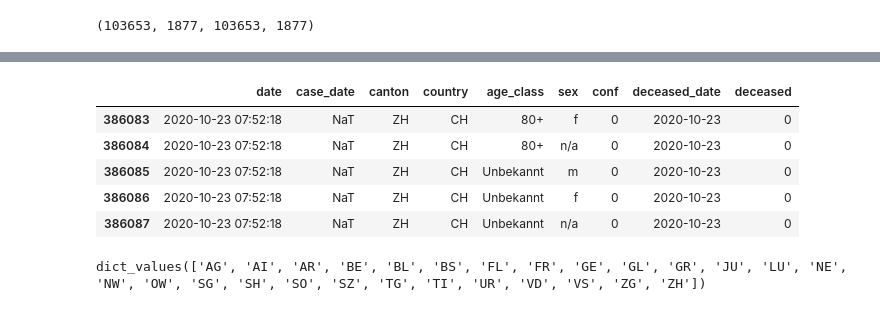
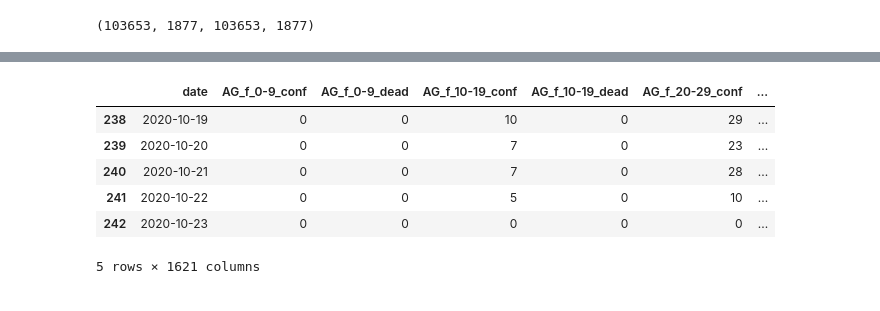
Before and after one commit to eandreas/covid-19_app, a Jupyter notebook: nbs/data_loader/bag/case_data.ipynb, the cells around one changed output, grey strips where cells are left out. Saved outputs shown, nothing was run; the diff lists cells and outputs as text; code cells hidden in the pictures.

```diff
--- a/nbs/data_loader/bag/case_data.ipynb
+++ b/nbs/data_loader/bag/case_data.ipynb
@@ -212,16 +213,23 @@ CANTONS = {
     27: "ZH"
 }
 
-AGE_CLASSES = ['0-9', '10-19', '20-29', '30-39', '40-49', '50-50', '60-69', '70-79', '80+', 'ukn']
+AGE_CLASSES = {
+    '0-9': '0 - 9',
+    '10-19': '10 - 19',
+    '20-29': '20 - 29',
+    '30-39': '30 - 39',
+    '40-49': '40 - 49',
+    '50-59': '50 - 59',
+    '60-69': '60 - 69',
+    '70-79': '70 - 79',
+    '80+': '80+',
+    'ukn': 'Unbekannt'
+}
 
-SEX = ['f', 'm', 'ukn']
+SEX = {
+    'f': 'f',
+    'm': 'm',
+    'ukn': 'n/a'
+}
 
 VALUES = ['conf', 'dead']
-# %%
-idx = list()
-
-for v in VALUES:
-    for c in CANTONS.values():
-        for s in SEX:
-            for a in AGE_CLASSES:
-                idx.append(f'{c}_{s}_{a}_{v}')
@@ -238,0 +236,16 @@ df_ch.conf[(df_ch.canton == 'AG') & (df_ch.sex == 'f') & (df_ch.age_class == '20
+# %%
+#idx = list()
+df_final = pd.DataFrame(columns=['date'])
+
+for c in CANTONS.values():
+    for s_k, s_v in SEX.items():
+        for a_k, a_v in AGE_CLASSES.items():
+            df_tmp = df_c_d[
+                (df_c_d.canton == c) &
+                (df_c_d.sex == s_v) &
+                (df_c_d.age_class == a_v)].groupby('date').sum()
+            df_final = pd.merge(df_final, df_tmp, how='outer', on=['date'])
+            bn = f'{c}_{s_k}_{a_k}'
+            print(bn)
+            df_final.rename(columns = {
+                'conf': f'{bn}_conf','deceased': f'{bn}_dead'},inplace=True)
@@ -239,9 +270,10 @@ df_ch.conf[(df_ch.canton == 'AG') & (df_ch.sex == 'f') & (df_ch.age_class == '20
 # %%
-df_ch.tail()
+df_final.tail()
 # %% [output]
-|  | date | case_date | canton | country | age_class | sex | conf | deceased_date | deceased |
-| 386083 | 2020-10-23 07:52:18 | NaT | ZH | CH | 80+ | f | 0 | 2020-10-23 | 0 |
-| 386084 | 2020-10-23 07:52:18 | NaT | ZH | CH | 80+ | n/a | 0 | 2020-10-23 | 0 |
-| 386085 | 2020-10-23 07:52:18 | NaT | ZH | CH | Unbekannt | m | 0 | 2020-10-23 | 0 |
-| 386086 | 2020-10-23 07:52:18 | NaT | ZH | CH | Unbekannt | f | 0 | 2020-10-23 | 0 |
-| 386087 | 2020-10-23 07:52:18 | NaT | ZH | CH | Unbekannt | n/a | 0 | 2020-10-23 | 0 |
+|  | date | AG_f_0-9_conf | AG_f_0-9_dead | AG_f_10-19_conf | AG_f_10-19_dead | AG_f_20-29_conf | ... |
+| 238 | 2020-10-19 | 0 | 0 | 10 | 0 | 29 | ... |
+| 239 | 2020-10-20 | 0 | 0 | 7 | 0 | 23 | ... |
+| 240 | 2020-10-21 | 0 | 0 | 7 | 0 | 28 | ... |
+| 241 | 2020-10-22 | 0 | 0 | 5 | 0 | 10 | ... |
+| 242 | 2020-10-23 | 0 | 0 | 0 | 0 | 0 | ... |
+5 rows × 1621 columns
@@ -267,4 +279,0 @@ for k, v in CANTONS.items():
-# %%
-CANTONS.values()
-# %% [output]
-dict_values(['AG', 'AI', 'AR', 'BE', 'BL', 'BS', 'FL', 'FR', 'GE', 'GL', 'GR', 'JU', 'LU', 'NE', 'NW', 'OW', 'SG', 'SH', 'SO', 'SZ', 'TG', 'TI', 'UR', 'VD', 'VS', 'ZG', 'ZH'])
```
Also changed, not shown: parts of 8 cells of this notebook.
